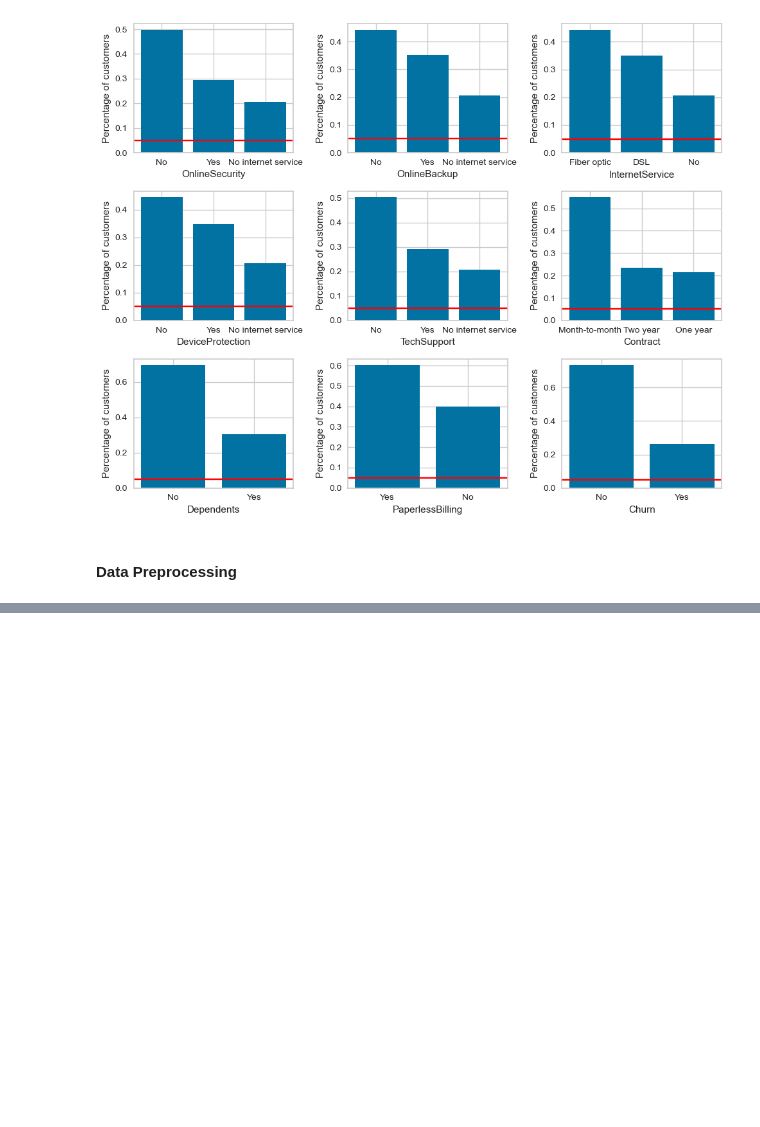
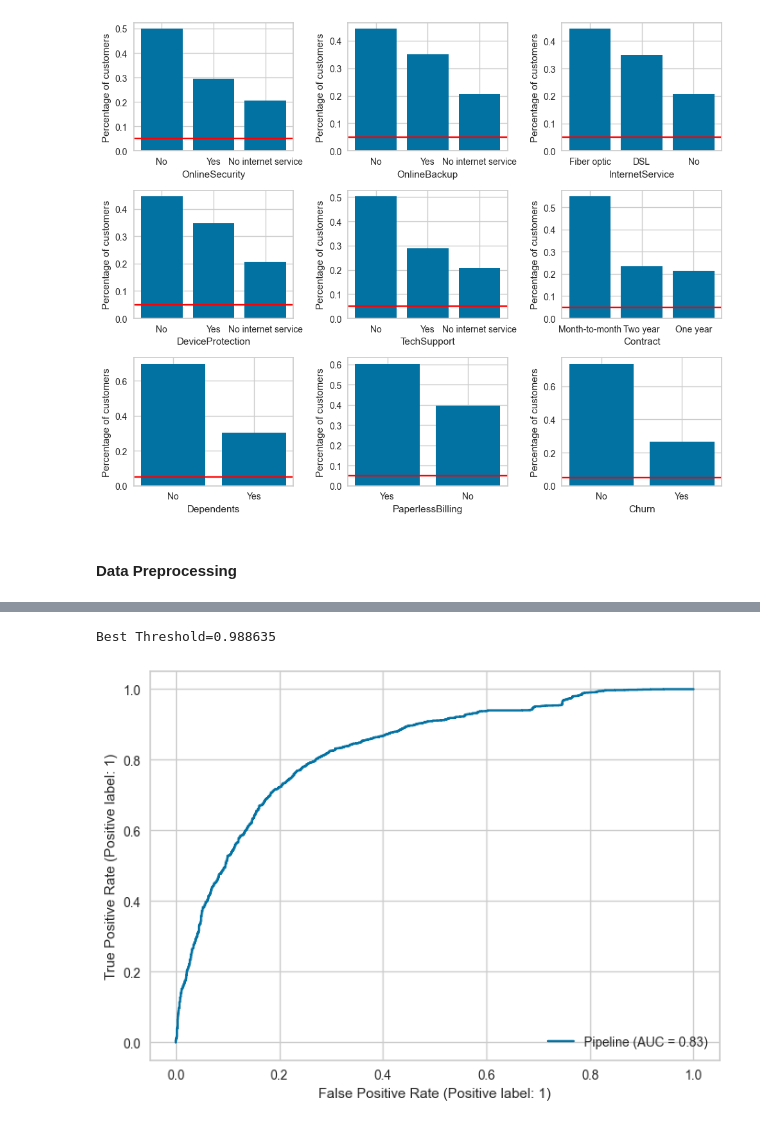
Before and after one commit to zuhririzqi/Telco-Customer-Churn, a Jupyter notebook: notebook/01. Bussiness and Data Understanding.ipynb, the cells around one changed output, grey strips where cells are left out. Cells and saved outputs as stored; diff of their text form; code cells hidden in the pictures; blank space fills up the shorter version.

```diff
--- a/notebook/01. Bussiness and Data Understanding.ipynb
+++ b/notebook/01. Bussiness and Data Understanding.ipynb
@@ -1060,0 +1042,15 @@ model_B = exp2.blend_models(estimator_list=estimators, method='soft')
+# %%
+import numpy as np
+from sklearn.metrics import roc_curve, RocCurveDisplay
+
+# Perform ROC AUC curve
+RocCurveDisplay.from_estimator(final_model, X_train, y_train)
+
+# Get the best threshold
+fpr, tpr, thresholds = roc_curve(y_train, final_model.predict_proba(X_train)[:, 1])
+gmeans = np.sqrt(tpr * (1-fpr))
+ix = np.argmax(gmeans)
+print('Best Threshold=%f' % (thresholds[ix]))
+# %% [output]
+Best Threshold=0.988635
+[figure, added]
```
Also changed, not shown: parts of 100 cells of this notebook, 5 other files.
